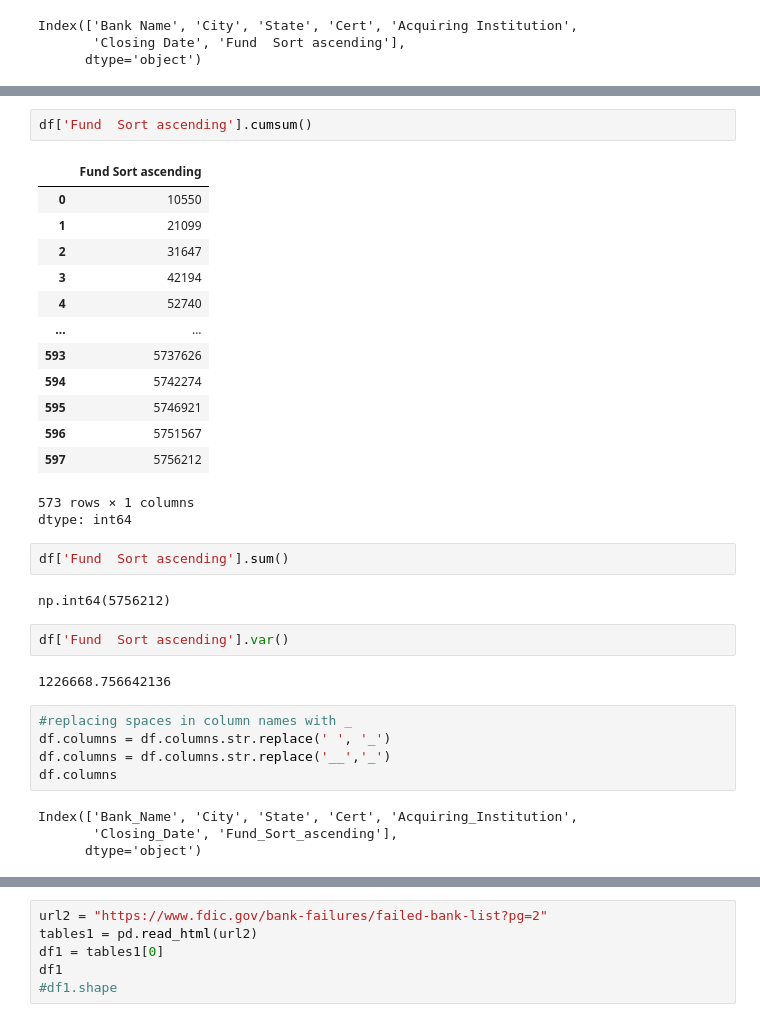
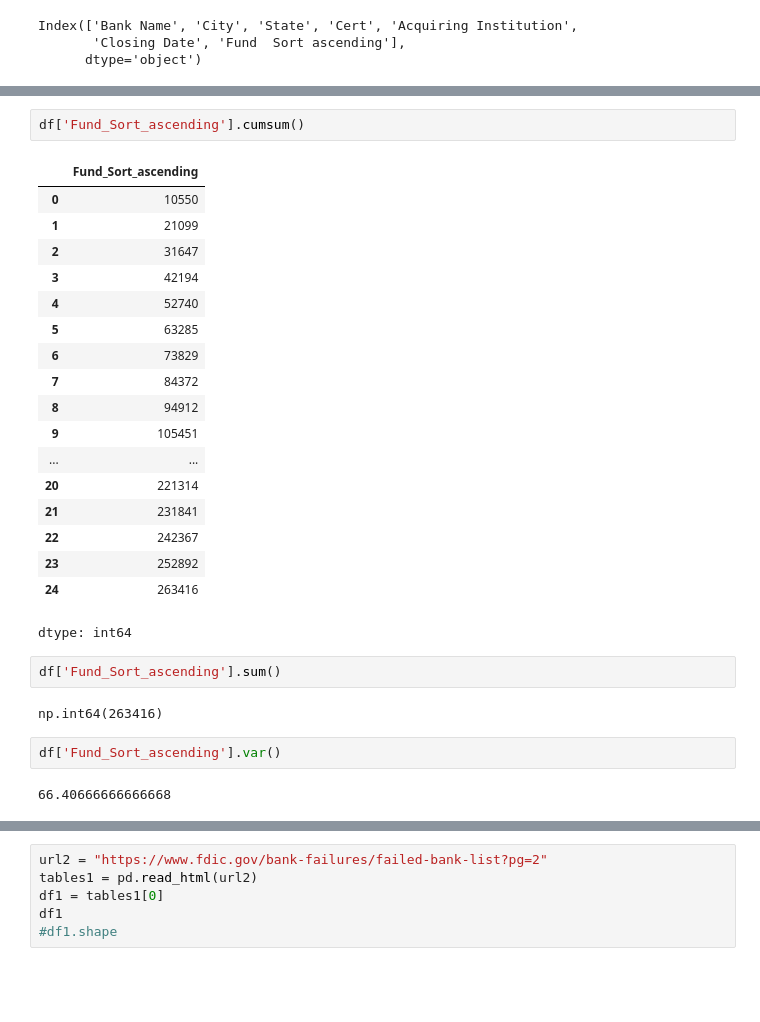
Before and after one commit to Sru-j/daily_lab_activities, a Jupyter notebook: arthimatic_operations.ipynb, the cells around one changed output, grey strips where cells are left out. Saved outputs shown, nothing was run; the diff lists cells and outputs as text; blank space fills up the shorter version.

```diff
--- a/arthimatic_operations.ipynb
+++ b/arthimatic_operations.ipynb
@@ -91,34 +104,29 @@ df['Fund  Sort ascending'].std()
 # %%
-df['Fund  Sort ascending'].cumsum()
+df['Fund_Sort_ascending'].cumsum()
 # %% [output]
-|  | Fund Sort ascending |
+|  | Fund_Sort_ascending |
 | 0 | 10550 |
 | 1 | 21099 |
 | 2 | 31647 |
 | 3 | 42194 |
 | 4 | 52740 |
+| 5 | 63285 |
+| 6 | 73829 |
+| 7 | 84372 |
+| 8 | 94912 |
+| 9 | 105451 |
 | ... | ... |
-| 593 | 5737626 |
-| 594 | 5742274 |
-| 595 | 5746921 |
-| 596 | 5751567 |
-| 597 | 5756212 |
+| 20 | 221314 |
+| 21 | 231841 |
+| 22 | 242367 |
+| 23 | 252892 |
+| 24 | 263416 |
-573 rows × 1 columns
 dtype: int64
 # %%
-df['Fund  Sort ascending'].sum()
+df['Fund_Sort_ascending'].sum()
 # %% [output]
-np.int64(5756212)
+np.int64(263416)
 # %%
-df['Fund  Sort ascending'].var()
+df['Fund_Sort_ascending'].var()
 # %% [output]
-1226668.756642136
+66.40666666666668
-# %%
-#replacing spaces in column names with _
-df.columns = df.columns.str.replace(' ', '_')
-df.columns = df.columns.str.replace('__','_')
-df.columns
-# %% [output]
-Index(['Bank_Name', 'City', 'State', 'Cert', 'Acquiring_Institution',
-       'Closing_Date', 'Fund_Sort_ascending'],
-      dtype='object')
```
Also changed, not shown: parts of 10 cells of this notebook.
